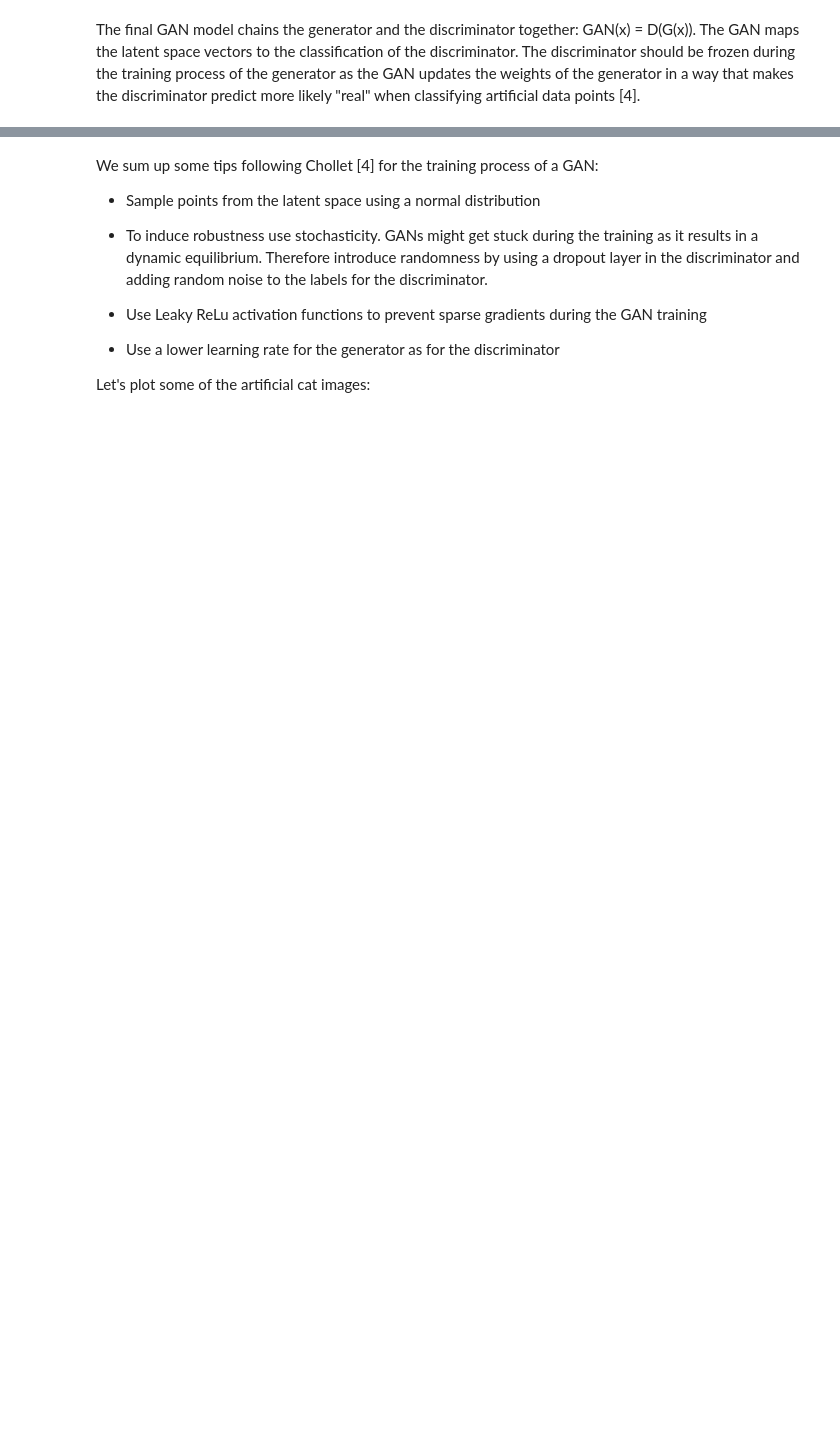
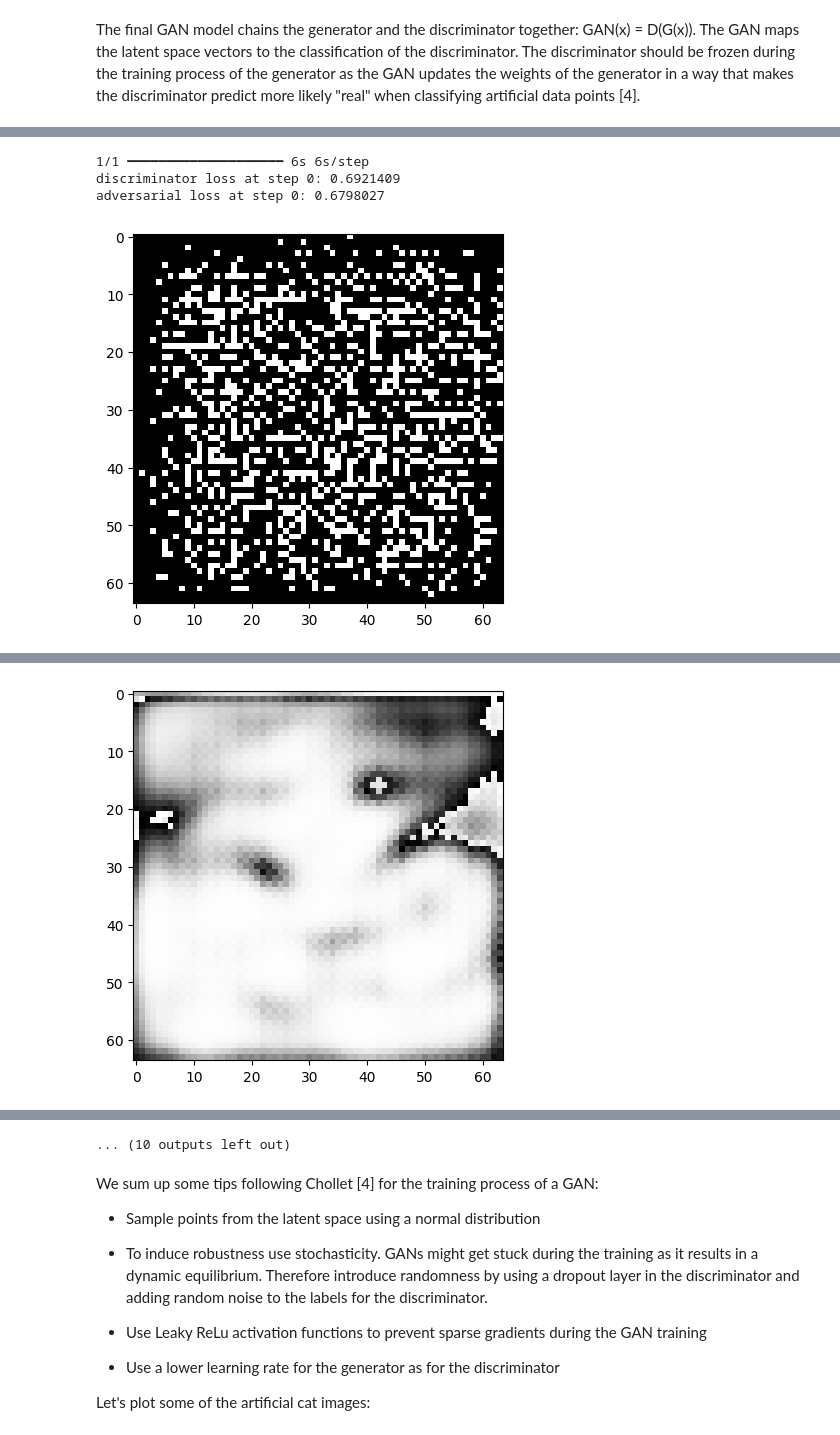
Before and after one commit to firrm/DAI, a Jupyter notebook: lectures/05b_deep_learning.ipynb, the cells around one changed output, grey strips where cells are left out. Drawn from its saved outputs; the diff is of its cells as text; code cells hidden in the pictures; blank space fills up the shorter version.

```diff
--- a/lectures/05b_deep_learning.ipynb
+++ b/lectures/05b_deep_learning.ipynb
@@ -397,6 +537,6 @@ gan_input = keras.Input(shape=(latent_dim,))
 gan_output = discriminator(generator(gan_input))
 gan = keras.models.Model(gan_input, gan_output)
 
-gan_optimizer = keras.optimizers.RMSprop(learning_rate=0.0004, clipvalue=1.0, decay=1e-8)
+gan_optimizer = keras.optimizers.RMSprop(learning_rate=0.0004, clipvalue=1.0)
 gan.compile(optimizer=gan_optimizer, loss='binary_crossentropy')
 gan.summary()
@@ -423,9 +577,11 @@ Let's train the GAN model on the **kaggle** cats data set.
 import matplotlib.pyplot as plt
 from keras.preprocessing import image
 import pickle
+import requests
+import io
 
-with open("../data/cat_dataset_64x64.pickle", "rb") as file:
-    x_train = pickle.load(file)
+file = requests.get("https://raw.githubusercontent.com/firrm/DAI/refs/heads/main/data/cat_dataset_64x64.pickle")
+x_train = pickle.load(io.BytesIO(file.content))
 
 x_train = x_train.reshape(-1,64,64,1)
 x_train = x_train / 127.5 - 1.  # values -1 to 1
@@ -469,31 +625,36 @@ for step in range(iterations):
     # Train the generator (via the gan model,
     # where the discriminator weights are frozen)
     a_loss = gan.train_on_batch(random_latent_vectors, misleading_targets)
 
     start += batch_size
     if start > len(x_train) - batch_size:
       start = 0
 
     # Occasionally save / plot
     if step % 100 == 0:
         # Save model weights
-        gan.save_weights('gan.h5')
+        gan.save_weights('gan.weights.h5')
 
         # Print metrics
         print('discriminator loss at step %s: %s' % (step, d_loss))
         print('adversarial loss at step %s: %s' % (step, a_loss))
 
         # Save one generated image
         img = image.array_to_img(generated_images[0] * 255., scale=False)
         #img.save(os.path.join(save_dir, 'generated_frog' + str(step) + '.png'))
         plt.figure()
         plt.imshow(img,cmap='gray')
         plt.show()
 
 
 plt.plot(a_loss, label="Loss generator")
 plt.plot(d_loss, label="loss discriminator")
 plt.legend()
 plt.ylabel('loss')
 plt.xlabel('iterations')
 plt.show()
+# %% [output]
+1/1 ━━━━━━━━━━━━━━━━━━━━ 6s 6s/step
+discriminator loss at step 0: 0.6921409
+adversarial loss at step 0: 0.6798027
+[figure, added]
@@ -499,0 +678 @@ plt.show()
+[figure, added]
@@ -500,3 +751,4 @@ plt.show()
+... (10 outputs left out)
 # %% [markdown]
 We sum up some tips following Chollet [4] for the training process of a GAN:
 
```
Also changed, not shown: parts of 11 cells of this notebook, 1 other file.
